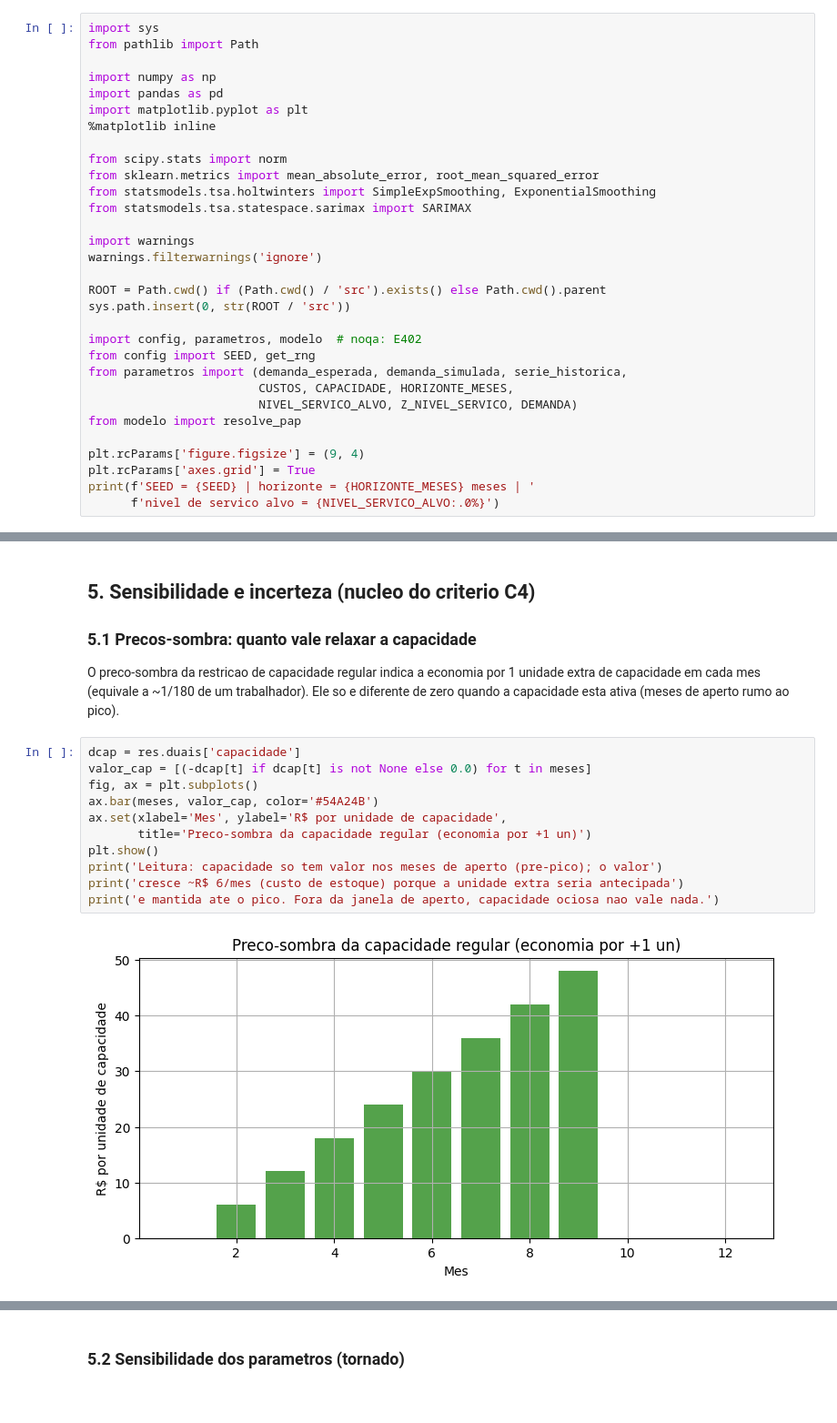
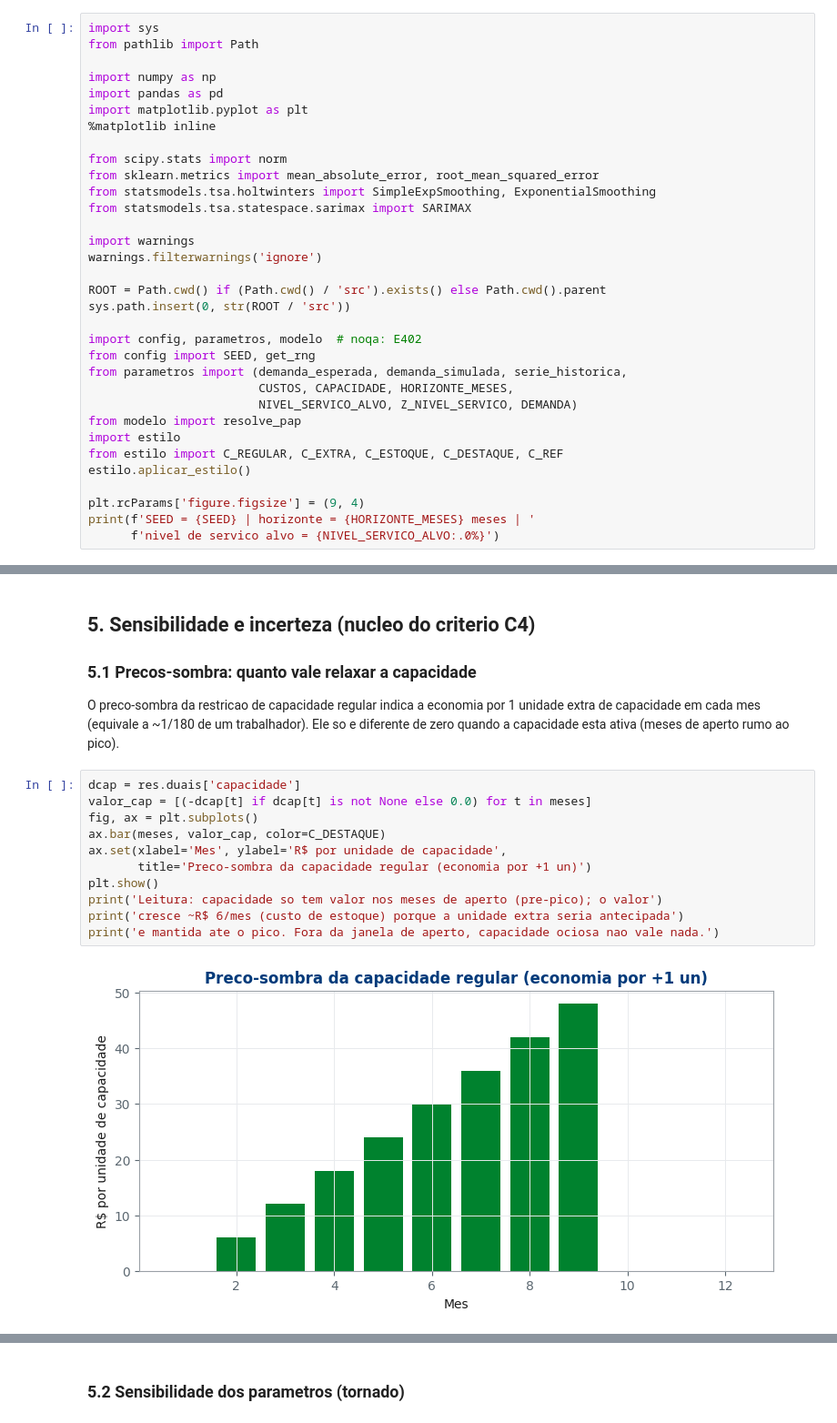
Before and after one commit to tiagondim-cpu/projeto-final-pcp, a Jupyter notebook: notebooks/projeto_pcp.ipynb, the cells around one changed output, grey strips where cells are left out. Shown at 91% size. Drawn from its saved outputs; the diff is of its cells as text.

```diff
--- a/notebooks/projeto_pcp.ipynb
+++ b/notebooks/projeto_pcp.ipynb
@@ -37,9 +37,11 @@ from parametros import (demanda_esperada, demanda_simulada, serie_historica,
                         CUSTOS, CAPACIDADE, HORIZONTE_MESES,
                         NIVEL_SERVICO_ALVO, Z_NIVEL_SERVICO, DEMANDA)
 from modelo import resolve_pap
+import estilo
+from estilo import C_REGULAR, C_EXTRA, C_ESTOQUE, C_DESTAQUE, C_REF
+estilo.aplicar_estilo()
 
 plt.rcParams['figure.figsize'] = (9, 4)
-plt.rcParams['axes.grid'] = True
 print(f'SEED = {SEED} | horizonte = {HORIZONTE_MESES} meses | '
       f'nivel de servico alvo = {NIVEL_SERVICO_ALVO:.0%}')
 # %% [output]
@@ -325,16 +327,16 @@ diferente de zero quando a capacidade esta ativa (meses de aperto rumo ao pico).
 # %%
 dcap = res.duais['capacidade']
 valor_cap = [(-dcap[t] if dcap[t] is not None else 0.0) for t in meses]
 fig, ax = plt.subplots()
-ax.bar(meses, valor_cap, color='#54A24B')
+ax.bar(meses, valor_cap, color=C_DESTAQUE)
 ax.set(xlabel='Mes', ylabel='R$ por unidade de capacidade',
        title='Preco-sombra da capacidade regular (economia por +1 un)')
 plt.show()
 print('Leitura: capacidade so tem valor nos meses de aperto (pre-pico); o valor')
 print('cresce ~R$ 6/mes (custo de estoque) porque a unidade extra seria antecipada')
 print('e mantida ate o pico. Fora da janela de aperto, capacidade ociosa nao vale nada.')
 # %% [output]
-[figure, old version]
+[figure, new version]
 Leitura: capacidade so tem valor nos meses de aperto (pre-pico); o valor
 cresce ~R$ 6/mes (custo de estoque) porque a unidade extra seria antecipada
 e mantida ate o pico. Fora da janela de aperto, capacidade ociosa nao vale nada.
```
Also changed, not shown: parts of 10 cells of this notebook, 20 other files.
